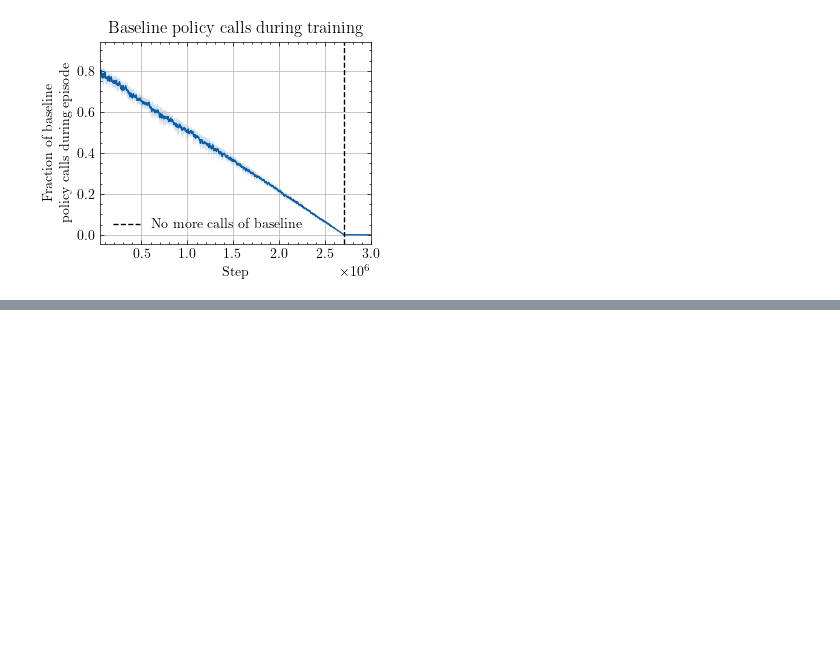
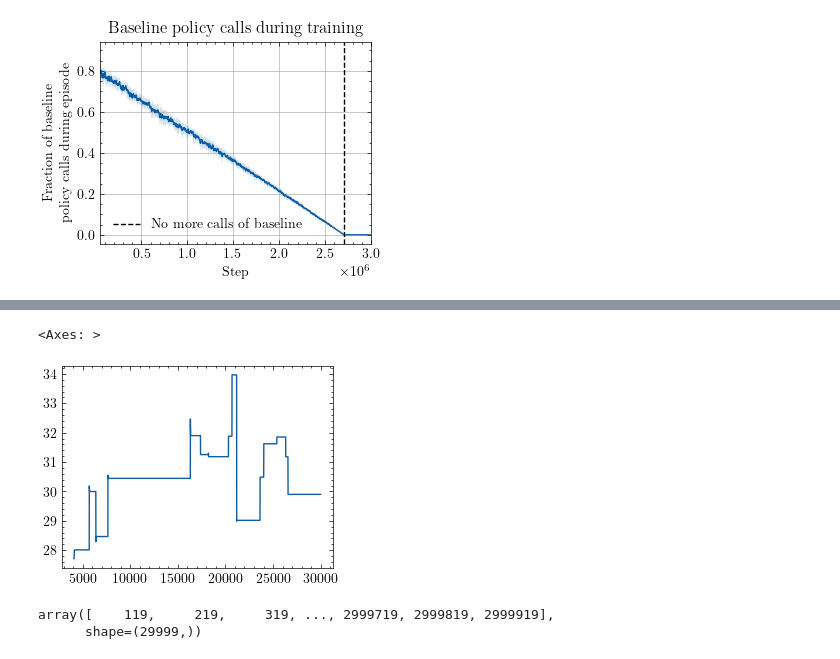
Before and after one commit to aidagroup/calf-enhance, a Jupyter notebook: run/analysis.ipynb, the cells around one changed output, grey strips where cells are left out. Cells and saved outputs as stored; diff of their text form; code cells hidden in the pictures; blank space fills up the shorter version.

```diff
--- a/run/analysis.ipynb
+++ b/run/analysis.ipynb
@@ -448,0 +462,10 @@ plt.savefig("../gfx/fraction_baseline.pdf")
+# %%
+interp[interp.run_id == "1e7526b4f9ee4e4faaa4fbaa31713cec"].roll100.p
+# %% [output]
+<Axes: >
+[figure, added]
+# %%
+grid
+# %% [output]
+array([    119,     219,     319, ..., 2999719, 2999819, 2999919],
+      shape=(29999,))
```
Also changed, not shown: parts of 13 cells of this notebook, 6 other files.
